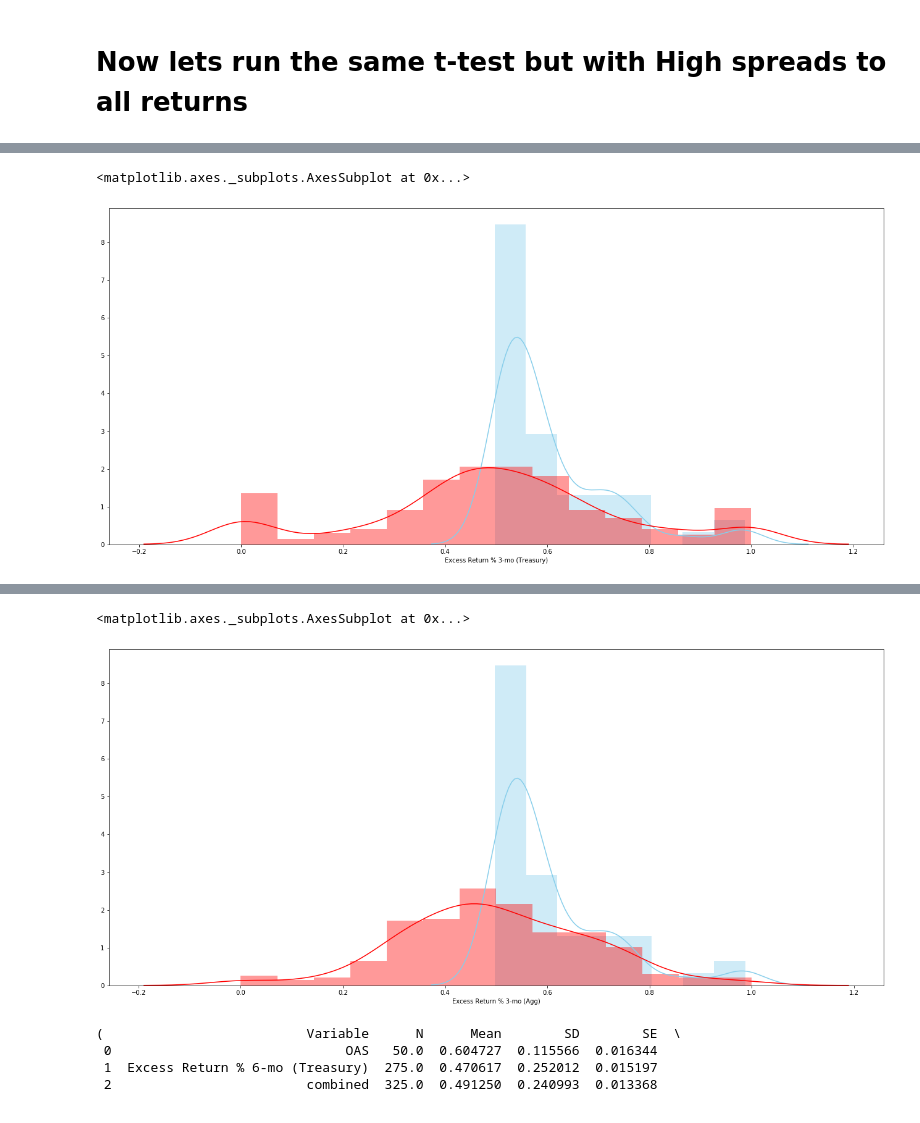
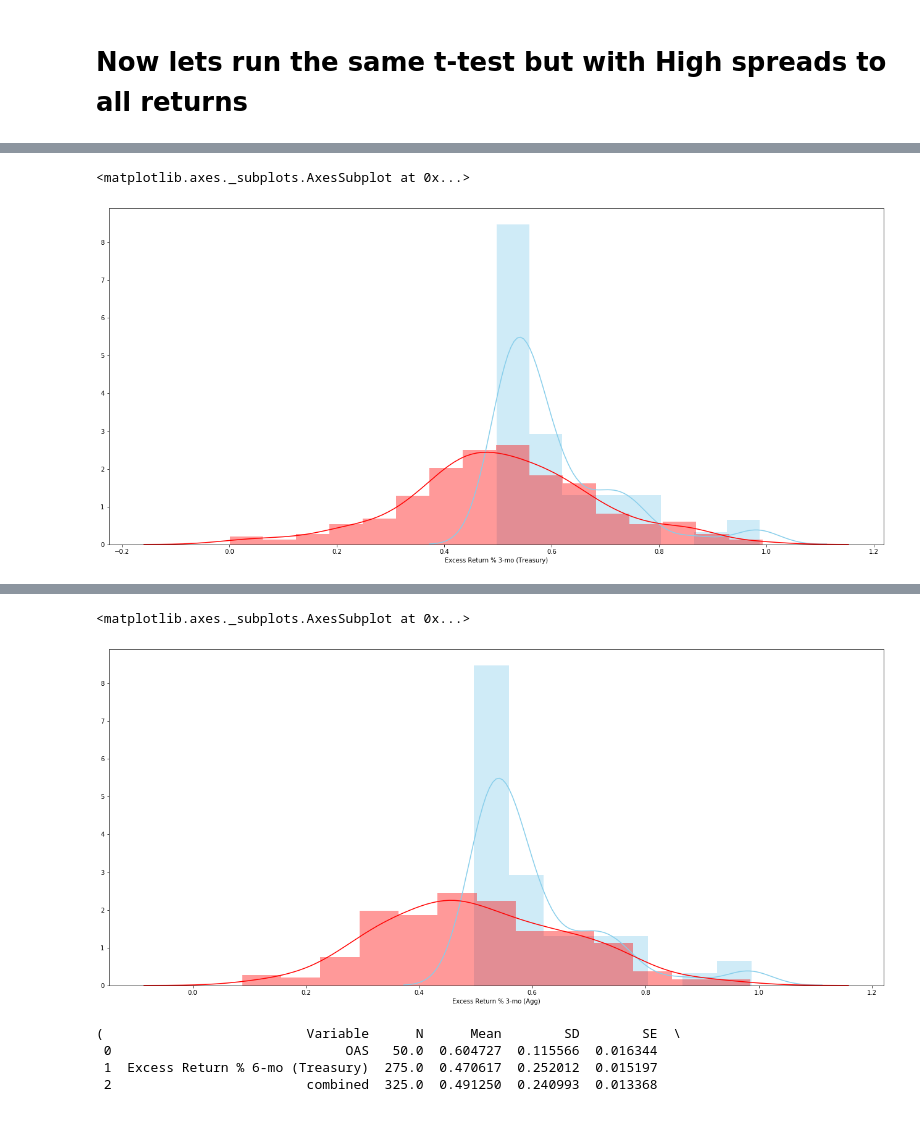
Before and after one commit to valazeinali/BoydWatterson, a Jupyter notebook: BoydWatterson/T-Test Analysis/T-tests_ABS_25.ipynb, the cells around one changed output, grey strips where cells are left out. Cells and saved outputs as stored; diff of their text form; code cells hidden in the pictures.

```diff
--- a/BoydWatterson/T-Test Analysis/T-tests_ABS_25.ipynb
+++ b/BoydWatterson/T-Test Analysis/T-tests_ABS_25.ipynb
@@ -535,15 +535,15 @@ des, res
  8                                   Glass's delta =     0.9331
  9                                               r =     0.1632)
 # %%
-#df1["Excess Return % 3-mo (Treasury)"] = df1["Excess Return % 3-mo (Treasury)"].replace([0],["NaN"])
-#df1["Excess Return % 3-mo (Treasury)"] = df1["Excess Return % 3-mo (Treasury)"].replace([1],["NaN"])
+df1["Excess Return % 3-mo (Treasury)"] = df1["Excess Return % 3-mo (Treasury)"].replace([0],["NaN"])
+df1["Excess Return % 3-mo (Treasury)"] = df1["Excess Return % 3-mo (Treasury)"].replace([1],["NaN"])
 
 plt.figure(figsize=(22.5,10))
 sns.distplot(df["OAS"], color="skyblue", label="OAS_Normalized_Value")
 sns.distplot(df1["Excess Return % 3-mo (Treasury)"], color="red", label="3M_Tres._Normalized_Value")
 # %% [output]
 <matplotlib.axes._subplots.AxesSubplot at 0x...>
-[figure, old version]
+[figure, new version]
 # %%
 des, res = researchpy.ttest(df['OAS'], df1['Excess Return % 3-mo (Agg)'])
 
@@ -570,15 +570,15 @@ des, res
  8                                  Glass's delta =     0.9112
  9                                              r =     0.2119)
 # %%
-#df1["Excess Return % 3-mo (Agg)"] = df1["Excess Return % 3-mo (Agg)"].replace([0],["NaN"])
-#df1["Excess Return % 3-mo (Agg)"] = df1["Excess Return % 3-mo (Agg)"].replace([1],["NaN"])
+df1["Excess Return % 3-mo (Agg)"] = df1["Excess Return % 3-mo (Agg)"].replace([0],["NaN"])
+df1["Excess Return % 3-mo (Agg)"] = df1["Excess Return % 3-mo (Agg)"].replace([1],["NaN"])
 
 plt.figure(figsize=(22.5,10))
 sns.distplot(df["OAS"], color="skyblue", label="OAS_Normalized_Value")
 sns.distplot(df1["Excess Return % 3-mo (Agg)"], color="red", label="3M_Agg._Normalized_Value")
 # %% [output]
 <matplotlib.axes._subplots.AxesSubplot at 0x...>
-[figure, old version]
+[figure, new version]
 # %%
 des, res = researchpy.ttest(df['OAS'], df1['Excess Return % 6-mo (Treasury)'])
 
```
Also changed, not shown: parts of 11 cells of this notebook.
